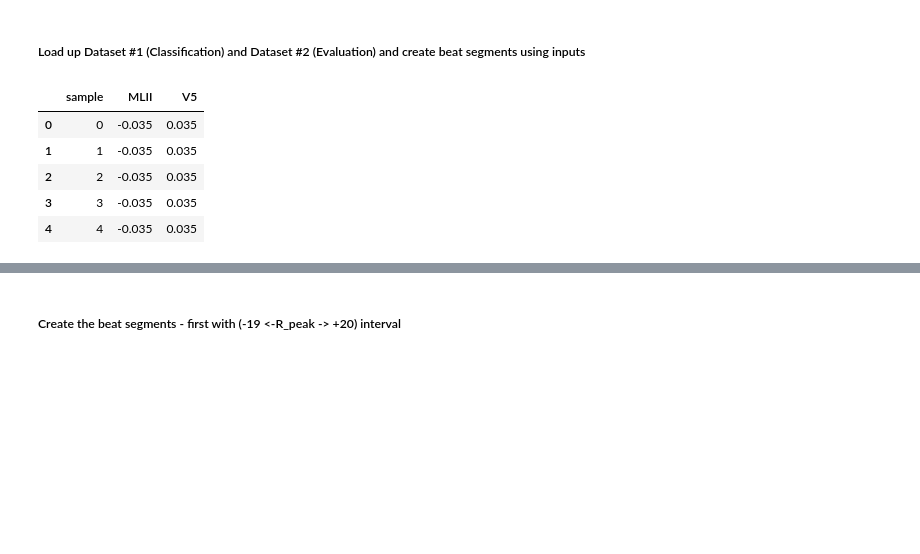
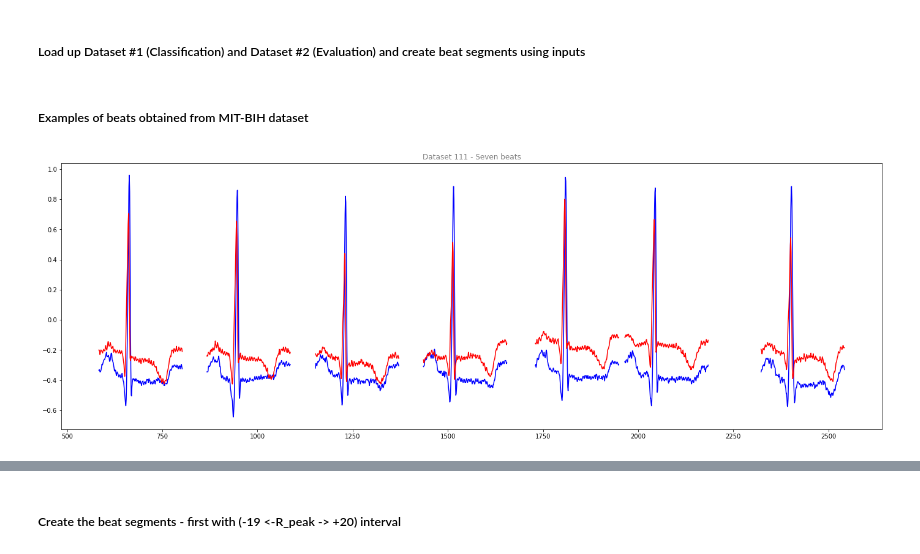
Before and after one commit to lhadhazy/neural_ffn_ecg_tensorflow, a Jupyter notebook: cnn.ipynb, the cells around one changed output, grey strips where cells are left out. Drawn from its saved outputs; the diff is of its cells as text; code cells hidden in the pictures; blank space fills up the shorter version.

Commit message:
cnn_v1.py - Finished training & eval for Test #1_ Rpeak -19 / +20 ticks

```diff
--- a/cnn.ipynb
+++ b/cnn.ipynb
@@ -7,20 +7,40 @@ import cnn_ecg as cnn_ecg
 # %% [markdown]
 ##### Load up Dataset #1 (Classification) and Dataset #2 (Evaluation)  and create beat segments using inputs
 # %%
+# Set the length of the beat segment -> 40 ticks, appr. 1 QRS-interval
 preX = 19
 postX = 20
-#ds1_all, ds1_ann= cnn_ecg.create_DS("1")
-ds2_all, ds2_ann, ds2_seg = cnn_ecg.create_DS("2",preX,postX)
+# Load DS1 - train and DS2 - eval datasets
+ds1_all, ds1_ann, ds1_seg, ds1_lab = cnn_v1.create_DS("1",preX,postX)
+ds2_all, ds2_ann, ds2_seg, ds2_lab = cnn_v1.create_DS("2",preX,postX)
-# %%
-#ds1_ann["118"]['Type'].unique()
-ds2_ann["111"]['Type'].unique()
-ds2_ann["111"].head()
-ds2_all["111"].head()
-#ds2_seg["111"]
-# %% [output]
-|  | sample | MLII | V5 |
-| 0 | 0 | -0.035 | 0.035 |
-| 1 | 1 | -0.035 | 0.035 |
-| 2 | 2 | -0.035 | 0.035 |
-| 3 | 3 | -0.035 | 0.035 |
-| 4 | 4 | -0.035 | 0.035 |
+# %% [markdown]
+##### Examples of beats obtained from MIT-BIH dataset
+# %%
+import matplotlib.pyplot as plt
+%matplotlib inline
+
+preX = 79;
+postX = 140;
+begNList = [];
+endNList = [];
+mixNList = [];
+sliceNList = [];
+
+for index, row in ds2_ann["100"].iterrows():
+    Nbegin = row['sample'] - preX;
+    Nend = row['sample'] + postX;
+    begNList.append(Nbegin);
+    endNList.append(Nend);
+
+mixNList = tuple(zip(begNList,endNList))
+#mixNList[-1]
+
+plt.figure(figsize=(24,8))
+
+for x in range(0,7):
+    dfseg1 = ds2_all["100"][(ds2_all["100"]['sample'] >= mixNList[x][0]) & (ds2_all["100"]['sample'] <= mixNList[x][1])]
+    plt.title('Dataset 111 - Seven beats', color="grey")
+    plt.plot(dfseg1['MLII'], color="blue")
+    plt.plot(dfseg1['V5'], color="red")
+# %% [output]
+[figure, added]
```
Also changed, not shown: parts of 11 cells of this notebook, 1 other file.
